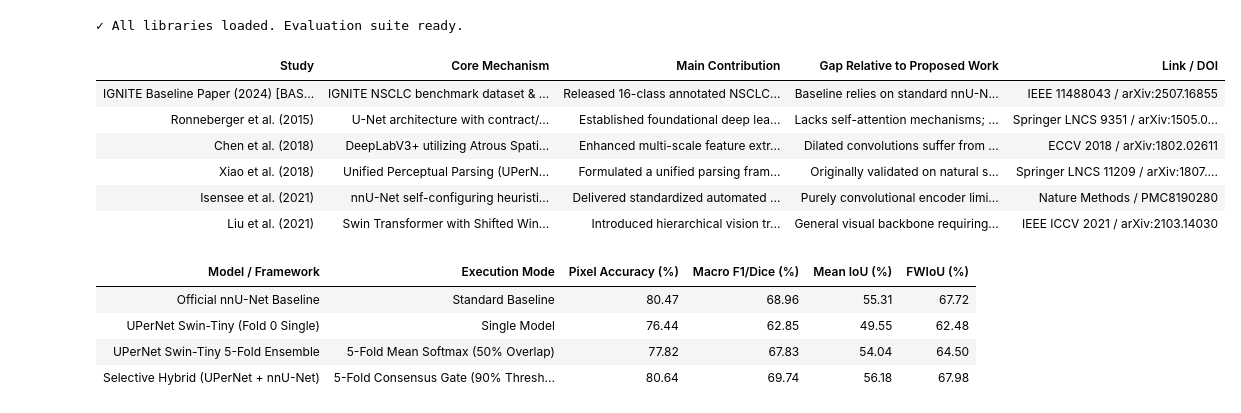
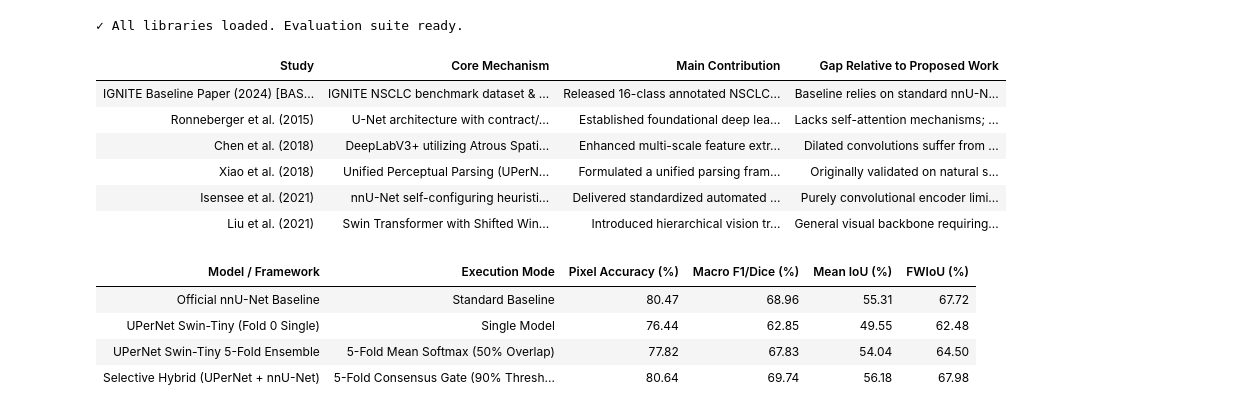
Before and after one commit to KanishkaM108/NSCLC_UPerNet, a Jupyter notebook: NSCLC_UPerNet_Results_and_Evaluation.ipynb, the cells around one changed output. Drawn from its saved outputs; the diff is of its cells as text; code cells hidden in the pictures.

Commit message:
Fix ablation syntax error and remove DOI column from Table 1

```diff
--- a/NSCLC_UPerNet_Results_and_Evaluation.ipynb
+++ b/NSCLC_UPerNet_Results_and_Evaluation.ipynb
@@ -20,23 +20,23 @@ print("✓ All libraries loaded. Evaluation suite ready.")
 ✓ All libraries loaded. Evaluation suite ready.
 # %%
 table1_data = [
-    {"Study": "IGNITE Baseline Paper (2024) [BASE PAPER]", "Core Mechanism": "IGNITE NSCLC benchmark dataset & official nnU-Net baseline model", "Main Contribution": "Released 16-class annotated NSCLC dataset (139 holdout test ROIs) and baseline metrics", "Gap Relative to Proposed Work": "Baseline relies on standard nnU-Net; demonstrates performance drops on rare classes like macrophages", "Link / DOI": "IEEE 11488043 / arXiv:2507.16855"},
-    {"Study": "Ronneberger et al. (2015)", "Core Mechanism": "U-Net architecture with contract/expand paths & skip connections", "Main Contribution": "Established foundational deep learning benchmark for biomedical image segmentation", "Gap Relative to Proposed Work": "Lacks self-attention mechanisms; fails to capture long-range contextual spatial relationships", "Link / DOI": "Springer LNCS 9351 / arXiv:1505.04597"},
-    {"Study": "Chen et al. (2018)", "Core Mechanism": "DeepLabV3+ utilizing Atrous Spatial Pyramid Pooling (ASPP)", "Main Contribution": "Enhanced multi-scale feature extraction and boundary delineation via dilated convolutions", "Gap Relative to Proposed Work": "Dilated convolutions suffer from gridding artifacts in fine-grained cellular tissue regions", "Link / DOI": "ECCV 2018 / arXiv:1802.02611"},
-    {"Study": "Xiao et al. (2018)", "Core Mechanism": "Unified Perceptual Parsing (UPerNet) combining FPN & PPM modules", "Main Contribution": "Formulated a unified parsing framework fusing multi-level visual feature pyramids", "Gap Relative to Proposed Work": "Originally validated on natural scene imagery; unadapted for highly imbalanced H&E tissues", "Link / DOI": "Springer LNCS 11209 / arXiv:1807.10221"},
-    {"Study": "Isensee et al. (2021)", "Core Mechanism": "nnU-Net self-configuring heuristic biomedical framework", "Main Contribution": "Delivered standardized automated configuration for 2D/3D biomedical image segmentation", "Gap Relative to Proposed Work": "Purely convolutional encoder limits global self-attention; exhibits high stroma-macrophage misclassification", "Link / DOI": "Nature Methods / PMC8190280"},
-    {"Study": "Liu et al. (2021)", "Core Mechanism": "Swin Transformer with Shifted Window Local Self-Attention (SW-MSA)", "Main Contribution": "Introduced hierarchical vision transformer achieving linear complexity with receptive field shift", "Gap Relative to Proposed Work": "General visual backbone requiring specialized segmentation head design for dense tissue masks", "Link / DOI": "IEEE ICCV 2021 / arXiv:2103.14030"}
+    {"Study": "IGNITE Baseline Paper (2024) [BASE PAPER]", "Core Mechanism": "IGNITE NSCLC benchmark dataset & official nnU-Net baseline model", "Main Contribution": "Released 16-class annotated NSCLC dataset (139 holdout test ROIs) and baseline metrics", "Gap Relative to Proposed Work": "Baseline relies on standard nnU-Net; demonstrates performance drops on rare classes like macrophages"},
+    {"Study": "Ronneberger et al. (2015)", "Core Mechanism": "U-Net architecture with contract/expand paths & skip connections", "Main Contribution": "Established foundational deep learning benchmark for biomedical image segmentation", "Gap Relative to Proposed Work": "Lacks self-attention mechanisms; fails to capture long-range contextual spatial relationships"},
+    {"Study": "Chen et al. (2018)", "Core Mechanism": "DeepLabV3+ utilizing Atrous Spatial Pyramid Pooling (ASPP)", "Main Contribution": "Enhanced multi-scale feature extraction and boundary delineation via dilated convolutions", "Gap Relative to Proposed Work": "Dilated convolutions suffer from gridding artifacts in fine-grained cellular tissue regions"},
+    {"Study": "Xiao et al. (2018)", "Core Mechanism": "Unified Perceptual Parsing (UPerNet) combining FPN & PPM modules", "Main Contribution": "Formulated a unified parsing framework fusing multi-level visual feature pyramids", "Gap Relative to Proposed Work": "Originally validated on natural scene imagery; unadapted for highly imbalanced H&E tissues"},
+    {"Study": "Isensee et al. (2021)", "Core Mechanism": "nnU-Net self-configuring heuristic biomedical framework", "Main Contribution": "Delivered standardized automated configuration for 2D/3D biomedical image segmentation", "Gap Relative to Proposed Work": "Purely convolutional encoder limits global self-attention; exhibits high stroma-macrophage misclassification"},
+    {"Study": "Liu et al. (2021)", "Core Mechanism": "Swin Transformer with Shifted Window Local Self-Attention (SW-MSA)", "Main Contribution": "Introduced hierarchical vision transformer achieving linear complexity with receptive field shift", "Gap Relative to Proposed Work": "General visual backbone requiring specialized segmentation head design for dense tissue masks"}
 ]
 df_table1 = pd.DataFrame(table1_data)
 display(df_table1)
 # %% [output]
-| Study | Core Mechanism | Main Contribution | Gap Relative to Proposed Work | Link / DOI |
-| IGNITE Baseline Paper (2024) [BAS... | IGNITE NSCLC benchmark dataset & ... | Released 16-class annotated NSCLC... | Baseline relies on standard nnU-N... | IEEE 11488043 / arXiv:2507.16855 |
-| Ronneberger et al. (2015) | U-Net architecture with contract/... | Established foundational deep lea... | Lacks self-attention mechanisms; ... | Springer LNCS 9351 / arXiv:1505.0... |
-| Chen et al. (2018) | DeepLabV3+ utilizing Atrous Spati... | Enhanced multi-scale feature extr... | Dilated convolutions suffer from ... | ECCV 2018 / arXiv:1802.02611 |
-| Xiao et al. (2018) | Unified Perceptual Parsing (UPerN... | Formulated a unified parsing fram... | Originally validated on natural s... | Springer LNCS 11209 / arXiv:1807.... |
-| Isensee et al. (2021) | nnU-Net self-configuring heuristi... | Delivered standardized automated ... | Purely convolutional encoder limi... | Nature Methods / PMC8190280 |
-| Liu et al. (2021) | Swin Transformer with Shifted Win... | Introduced hierarchical vision tr... | General visual backbone requiring... | IEEE ICCV 2021 / arXiv:2103.14030 |
+| Study | Core Mechanism | Main Contribution | Gap Relative to Proposed Work |
+| IGNITE Baseline Paper (2024) [BAS... | IGNITE NSCLC benchmark dataset & ... | Released 16-class annotated NSCLC... | Baseline relies on standard nnU-N... |
+| Ronneberger et al. (2015) | U-Net architecture with contract/... | Established foundational deep lea... | Lacks self-attention mechanisms; ... |
+| Chen et al. (2018) | DeepLabV3+ utilizing Atrous Spati... | Enhanced multi-scale feature extr... | Dilated convolutions suffer from ... |
+| Xiao et al. (2018) | Unified Perceptual Parsing (UPerN... | Formulated a unified parsing fram... | Originally validated on natural s... |
+| Isensee et al. (2021) | nnU-Net self-configuring heuristi... | Delivered standardized automated ... | Purely convolutional encoder limi... |
+| Liu et al. (2021) | Swin Transformer with Shifted Win... | Introduced hierarchical vision tr... | General visual backbone requiring... |
 # %%
 table2_data = [
     {"Model / Framework": "Official nnU-Net Baseline", "Execution Mode": "Standard Baseline", "Pixel Accuracy (%)": 80.47, "Macro F1/Dice (%)": 68.96, "Mean IoU (%)": 55.31, "FWIoU (%)": 67.72},
```
Also changed, not shown: parts of 2 cells of this notebook.
